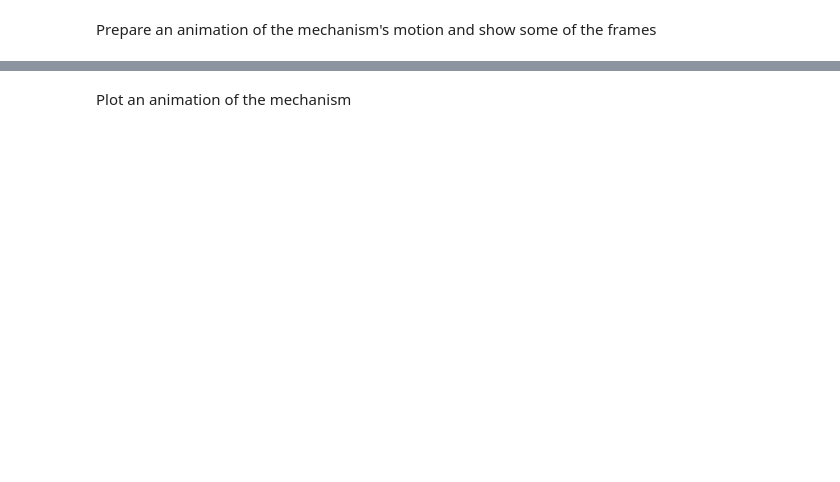
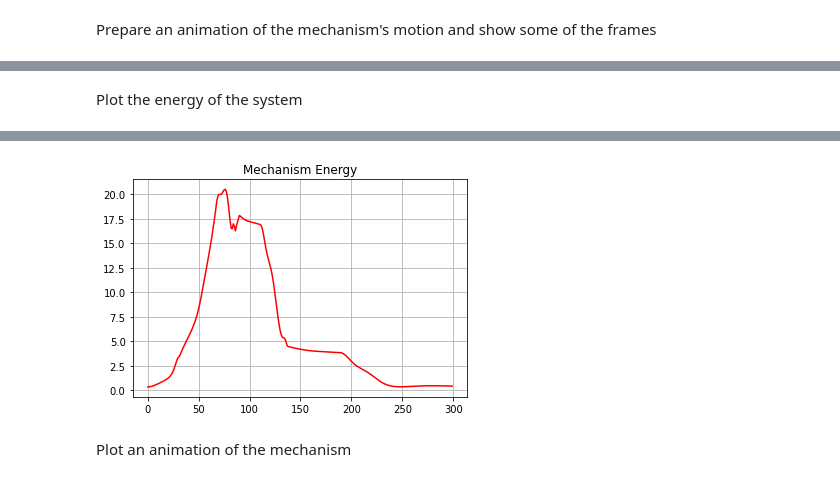
Before and after one commit to arnoldjames98/arnoldjames98.github.io, a Jupyter notebook: systemDynamicsII.ipynb, the cells around one changed output, grey strips where cells are left out. Saved outputs shown, nothing was run; the diff lists cells and outputs as text; code cells hidden in the pictures; blank space fills up the shorter version.

```diff
--- a/systemDynamicsII.ipynb
+++ b/systemDynamicsII.ipynb
@@ -701,0 +795,11 @@ plt.grid()
+# %% [markdown]
+Plot the energy of the system
+# %%
+KE = system.get_KE()
+PE = system.getPEGravity(p0) - system.getPESprings()
+energy_output = Output([KE-PE],system)
+energy_output.calc(states)
+energy_output.plot_time()
+plt.title('Mechanism Energy')
+plt.grid()
+# %% [output]
@@ -702,3 +808,4 @@ plt.grid()
+[figure, added]
 # %% [markdown]
 Plot an animation of the mechanism
 # %%
```
Also changed, not shown: parts of 21 cells of this notebook.
